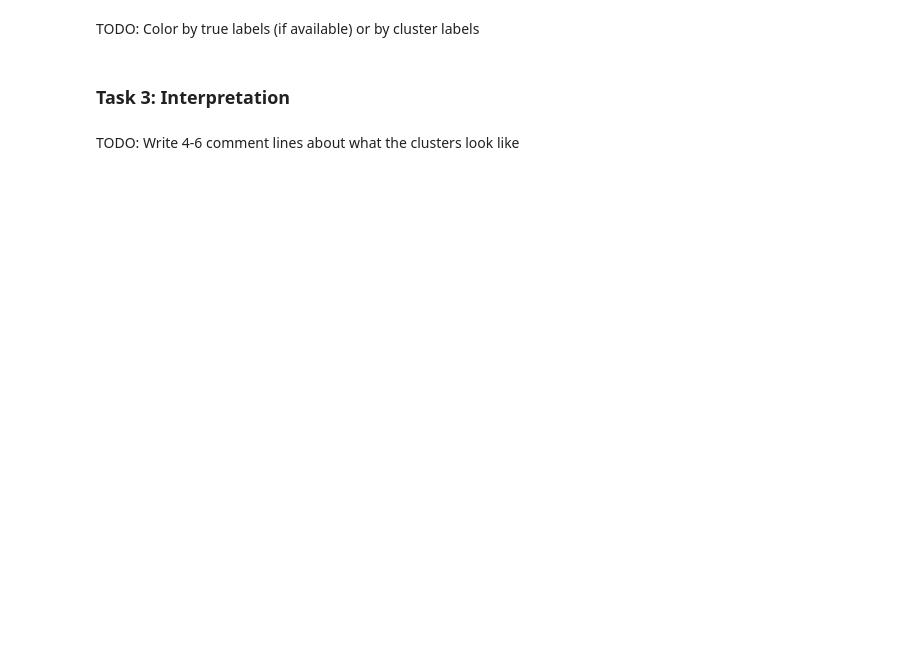
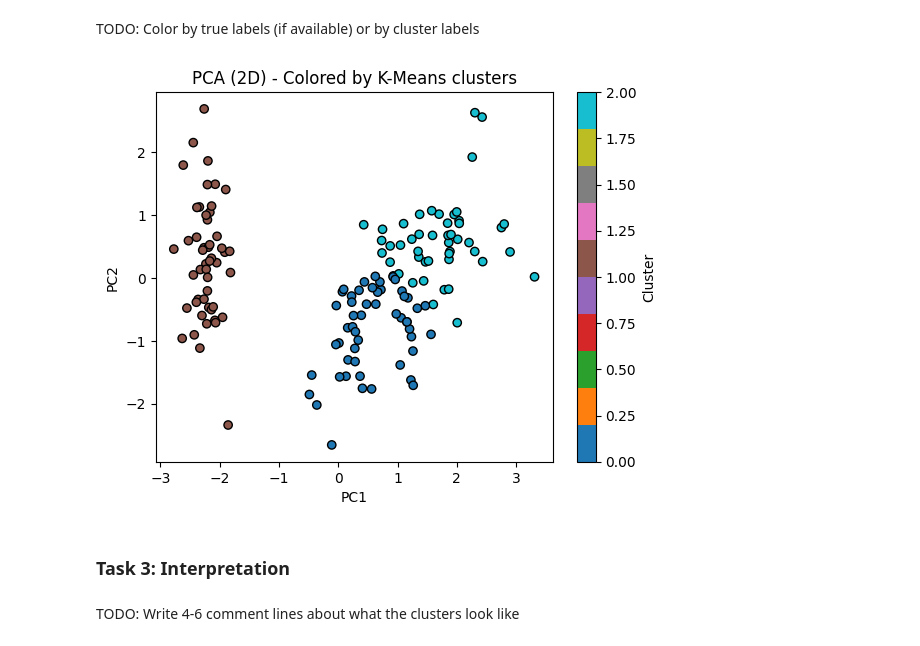
Before and after one commit to kevinbrunomlops/ML-Frameworks, a Jupyter notebook: L5/assignment5.ipynb, the cells around one changed output. Saved outputs shown, nothing was run; the diff lists cells and outputs as text; code cells hidden in the pictures; blank space fills up the shorter version.

```diff
--- a/L5/assignment5.ipynb
+++ b/L5/assignment5.ipynb
@@ -65,5 +87,25 @@ TODO: Plot the 2D projection
 # %% [markdown]
 TODO: Color by true labels (if available) or by cluster labels
+# %%
+from sklearn.cluster import KMeans
+kmeans = KMeans(n_clusters=3, random_state=42, n_init=10)
+cluster_labels = kmeans.fit_predict(X_scaled)
+
+plt.figure()
+scatter = plt.scatter(
+    X_pca[:, 0],
+    X_pca[:, 1],
+    c=cluster_labels,
+    cmap="tab10",
+    edgecolor="k"
+)
+plt.xlabel("PC1")
+plt.ylabel("PC2")
+plt.title("PCA (2D) - Colored by K-Means clusters")
+plt.colorbar(scatter, label="Cluster")
+plt.show()
+# %% [output]
+[figure, added]
 # %% [markdown]
 ### Task 3: Interpretation
 # %% [markdown]
```
Also changed, not shown: parts of 3 cells of this notebook.
